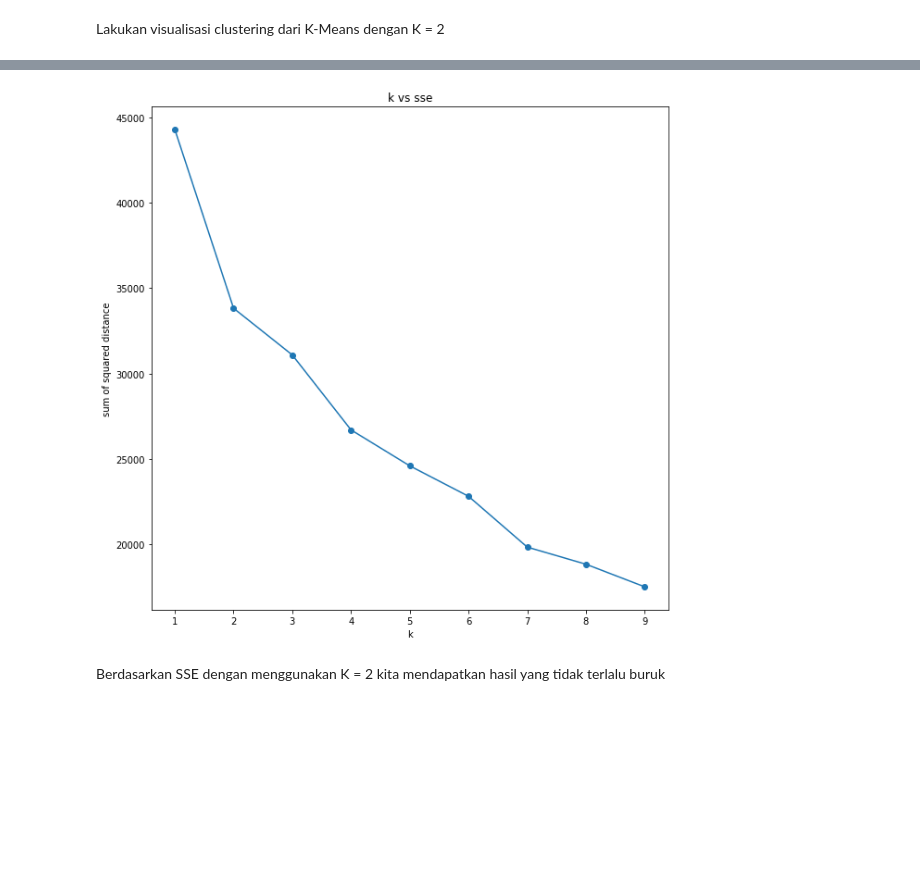
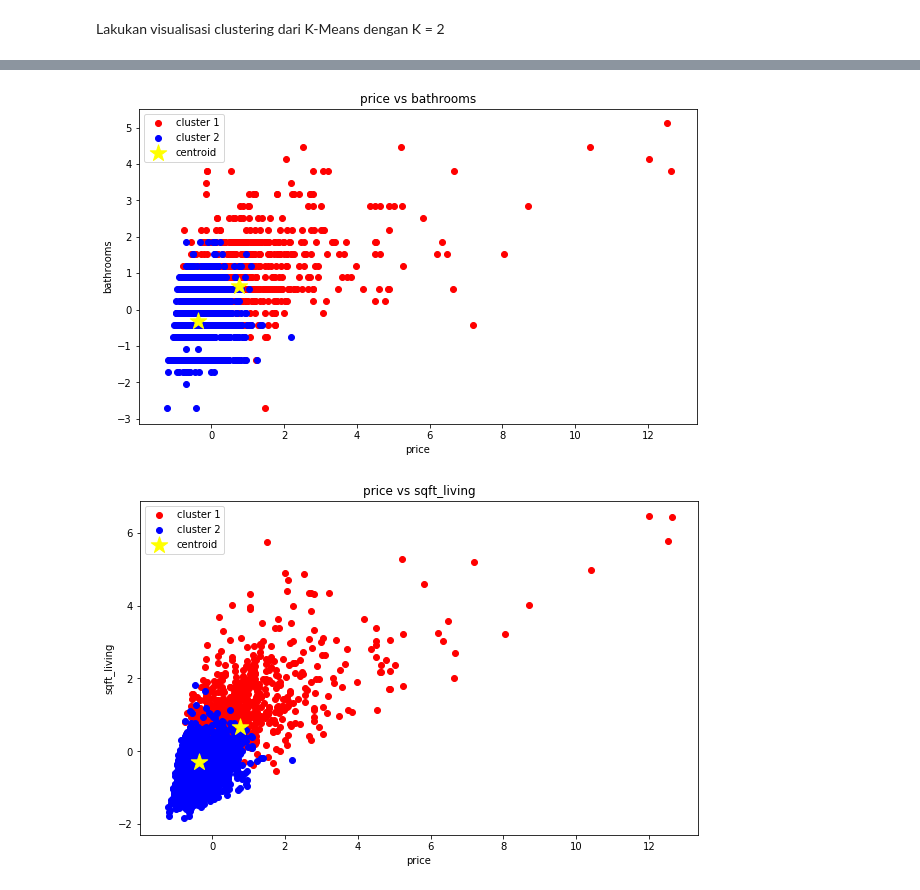
Before and after one commit to ehardi19/Final-Task-Machine-Learning, a Jupyter notebook: Tugas_1301174099_1301174223.ipynb, the cells around one changed output, grey strips where cells are left out. Saved outputs shown, nothing was run; the diff lists cells and outputs as text; code cells hidden in the pictures; blank space fills up the shorter version.

```diff
--- a/Tugas_1301174099_1301174223.ipynb
+++ b/Tugas_1301174099_1301174223.ipynb
@@ -464,20 +538,30 @@ Lakukan pengujian dengan membandingkan K dengan Sum Square of Error
-# %%
-# Jalankan kmeans dengan k dari 1..10
-sse = []
-list_k = list(range(1, 10))
-
-for k in list_k:
-    km = Kmeans(n_clusters=k)
-    km.fit(X_std)
-    sse.append(km.error)
-
-# Plot sse vs k
-plt.figure(figsize=(10, 10))
-plt.plot(list_k, sse, '-o')
-plt.title('k vs sse')
-plt.xlabel('k')
-plt.ylabel('sum of squared distance');
-# %% [output]
-[figure, removed]
-# %% [markdown]
-Berdasarkan SSE dengan menggunakan K = 2 kita mendapatkan hasil yang tidak terlalu buruk
+# %%
+fig, ax = plt.subplots(figsize=(10, 10))
+plt.scatter(X_std[km.labels == 0, 0], X_std[km.labels == 0, 2],
+            c='red', label='cluster 1')
+plt.scatter(X_std[km.labels == 1, 0], X_std[km.labels == 1, 2],
+            c='blue', label='cluster 2')
+plt.scatter(centroids[:, 0], centroids[:, 1], marker='*', s=300,
+            c='yellow', label='centroid')
+plt.legend()
+plt.xlabel('price')
+plt.ylabel('bathrooms')
+plt.title('price vs bathrooms')
+ax.set_aspect('equal');
+# %% [output]
+[figure, added]
+# %%
+fig, ax = plt.subplots(figsize=(10, 10))
+plt.scatter(X_std[km.labels == 0, 0], X_std[km.labels == 0, 3],
+            c='red', label='cluster 1')
+plt.scatter(X_std[km.labels == 1, 0], X_std[km.labels == 1, 3],
+            c='blue', label='cluster 2')
+plt.scatter(centroids[:, 0], centroids[:, 1], marker='*', s=300,
+            c='yellow', label='centroid')
+plt.legend()
+plt.xlabel('price')
+plt.ylabel('sqft_living')
+plt.title('price vs sqft_living')
+ax.set_aspect('equal');
+# %% [output]
+[figure, added]
```
Also changed, not shown: parts of 27 cells of this notebook.
